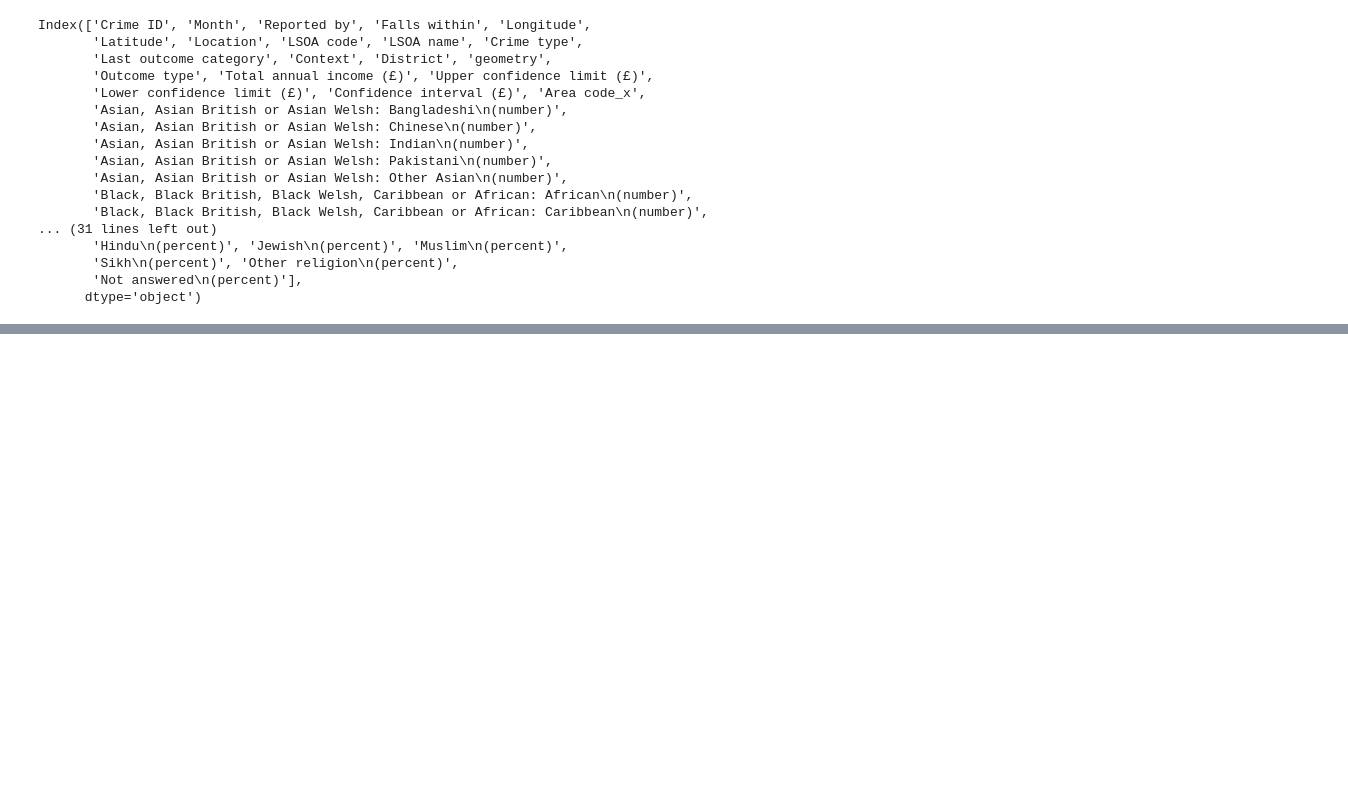
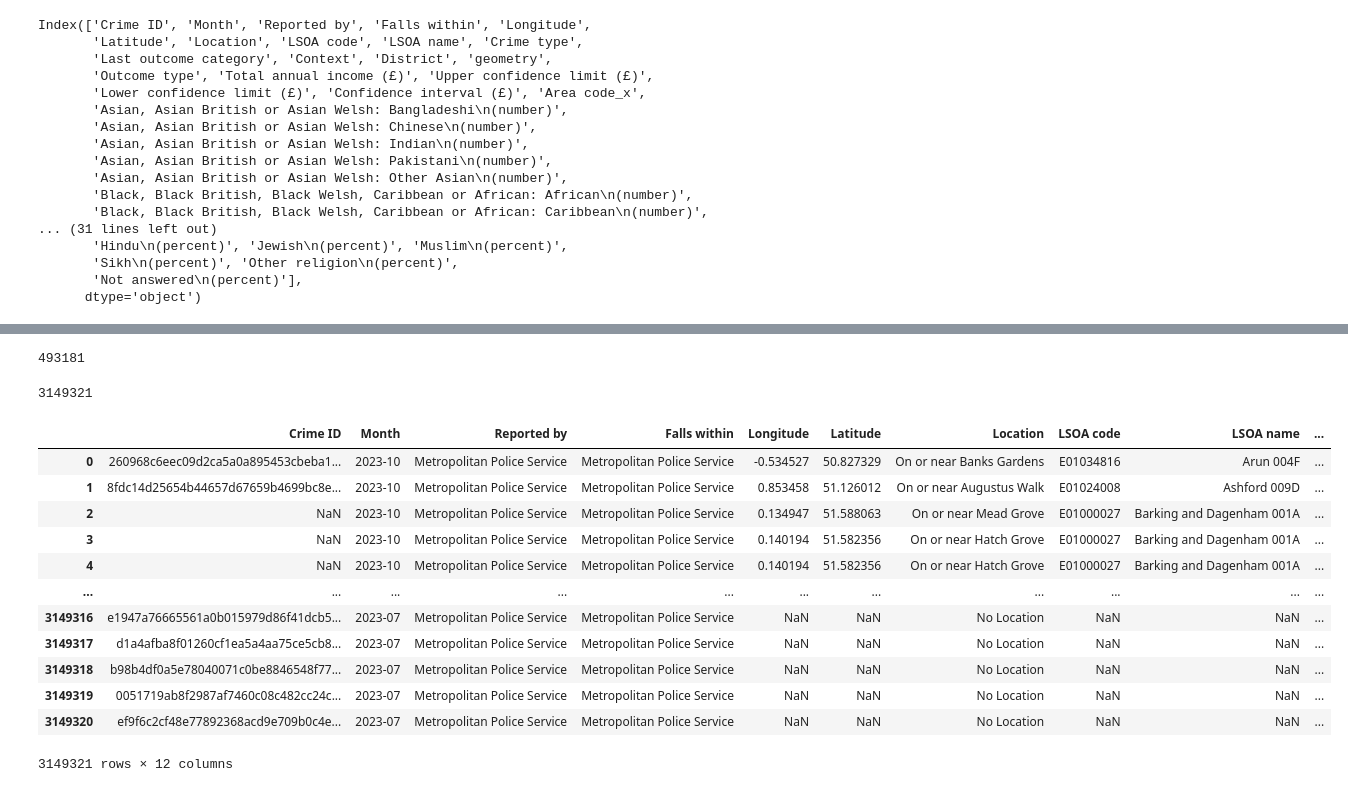
Before and after one commit to HNagouda/JBG050-DC2-Grp21, a Jupyter notebook: src/exploration/mergedata.ipynb, the cells around one changed output, grey strips where cells are left out. Saved outputs shown, nothing was run; the diff lists cells and outputs as text; code cells hidden in the pictures; blank space fills up the shorter version.

```diff
--- a/src/exploration/mergedata.ipynb
+++ b/src/exploration/mergedata.ipynb
@@ -183,0 +194,2 @@ Index(['Crime ID', 'Month', 'Reported by', 'Falls within', 'Longitude',
+# %%
+crime_df = pd.read_csv('data/curated_data/crime.csv')
@@ -183,0 +200,24 @@ Index(['Crime ID', 'Month', 'Reported by', 'Falls within', 'Longitude',
+# %%
+len(stop_n_search_df)
+# %% [output]
+493181
+# %%
+len(crime_df)
+# %% [output]
+3149321
+# %%
+crime_df
+# %% [output]
+|  | Crime ID | Month | Reported by | Falls within | Longitude | Latitude | Location | LSOA code | LSOA name | ... |
+| 0 | 260968c6eec09d2ca5a0a895453cbeba1... | 2023-10 | Metropolitan Police Service | Metropolitan Police Service | -0.534527 | 50.827329 | On or near Banks Gardens | E01034816 | Arun 004F | ... |
+| 1 | 8fdc14d25654b44657d67659b4699bc8e... | 2023-10 | Metropolitan Police Service | Metropolitan Police Service | 0.853458 | 51.126012 | On or near Augustus Walk | E01024008 | Ashford 009D | ... |
+| 2 | NaN | 2023-10 | Metropolitan Police Service | Metropolitan Police Service | 0.134947 | 51.588063 | On or near Mead Grove | E01000027 | Barking and Dagenham 001A | ... |
+| 3 | NaN | 2023-10 | Metropolitan Police Service | Metropolitan Police Service | 0.140194 | 51.582356 | On or near Hatch Grove | E01000027 | Barking and Dagenham 001A | ... |
+| 4 | NaN | 2023-10 | Metropolitan Police Service | Metropolitan Police Service | 0.140194 | 51.582356 | On or near Hatch Grove | E01000027 | Barking and Dagenham 001A | ... |
+| ... | ... | ... | ... | ... | ... | ... | ... | ... | ... | ... |
+| 3149316 | e1947a76665561a0b015979d86f41dcb5... | 2023-07 | Metropolitan Police Service | Metropolitan Police Service | NaN | NaN | No Location | NaN | NaN | ... |
+| 3149317 | d1a4afba8f01260cf1ea5a4aa75ce5cb8... | 2023-07 | Metropolitan Police Service | Metropolitan Police Service | NaN | NaN | No Location | NaN | NaN | ... |
+| 3149318 | b98b4df0a5e78040071c0be8846548f77... | 2023-07 | Metropolitan Police Service | Metropolitan Police Service | NaN | NaN | No Location | NaN | NaN | ... |
+| 3149319 | 0051719ab8f2987af7460c08c482cc24c... | 2023-07 | Metropolitan Police Service | Metropolitan Police Service | NaN | NaN | No Location | NaN | NaN | ... |
+| 3149320 | ef9f6c2cf48e77892368acd9e709b0c4e... | 2023-07 | Metropolitan Police Service | Metropolitan Police Service | NaN | NaN | No Location | NaN | NaN | ... |
+3149321 rows × 12 columns
```
Also changed, not shown: parts of 5 cells of this notebook, 3 other files.
